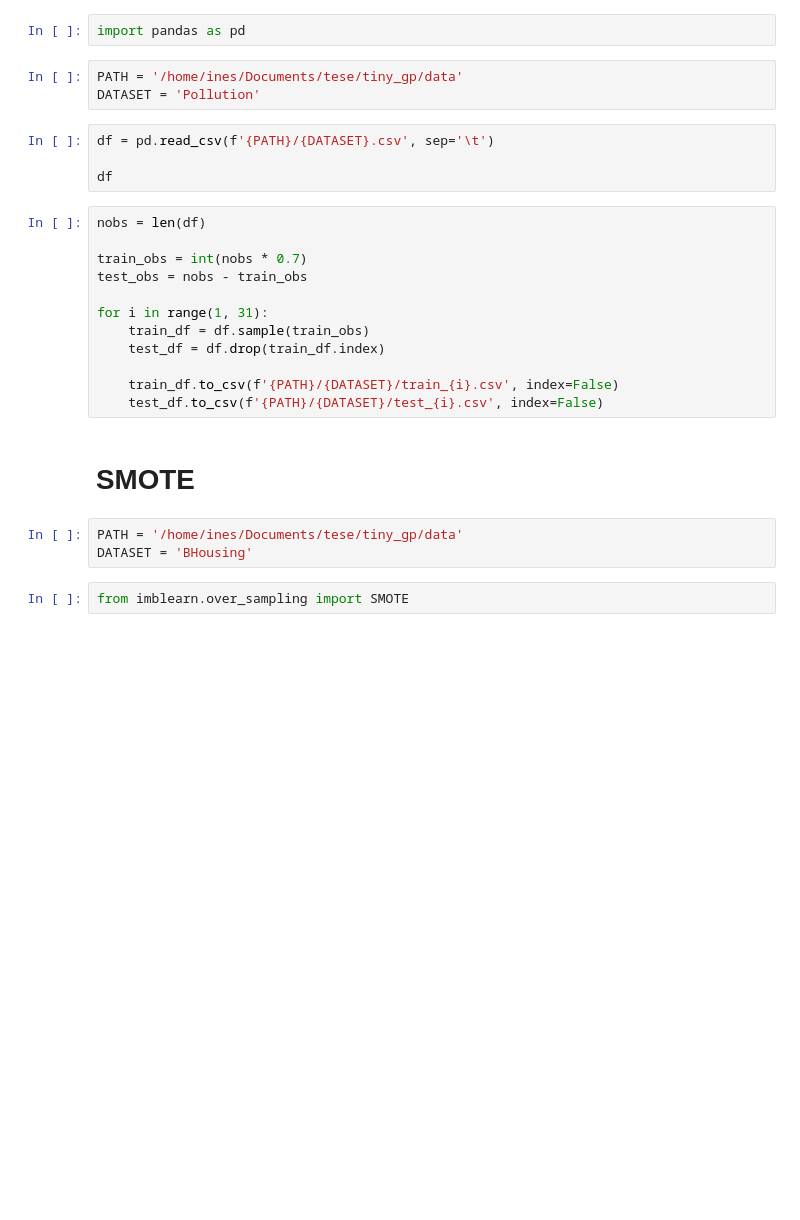
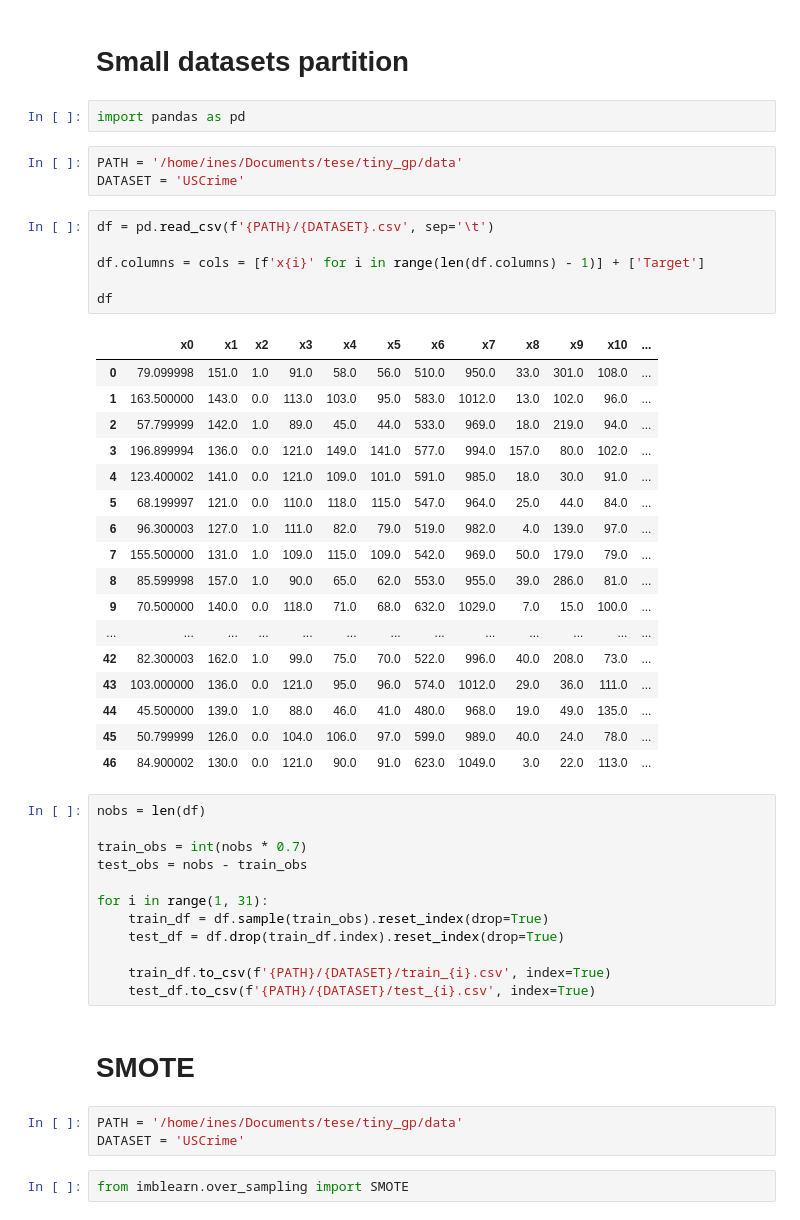
Before and after one commit to inesmcm26/tiny_gp, a Jupyter notebook: script.ipynb, the cells around one changed output. Drawn from its saved outputs; the diff is of its cells as text; blank space fills up the shorter version.

```diff
--- a/script.ipynb
+++ b/script.ipynb
@@ -1,12 +1,34 @@
+# %% [markdown]
+# Small datasets partition
 # %%
 import pandas as pd
 # %%
 PATH = '/home/ines/Documents/tese/tiny_gp/data'
-DATASET = 'Pollution'
+DATASET = 'USCrime'
 # %%
 df = pd.read_csv(f'{PATH}/{DATASET}.csv', sep='\t')
 
+df.columns = cols = [f'x{i}' for i in range(len(df.columns) - 1)] + ['Target']
+
 df
+# %% [output]
+|  | x0 | x1 | x2 | x3 | x4 | x5 | x6 | x7 | x8 | x9 | x10 | ... |
+| 0 | 79.099998 | 151.0 | 1.0 | 91.0 | 58.0 | 56.0 | 510.0 | 950.0 | 33.0 | 301.0 | 108.0 | ... |
+| 1 | 163.500000 | 143.0 | 0.0 | 113.0 | 103.0 | 95.0 | 583.0 | 1012.0 | 13.0 | 102.0 | 96.0 | ... |
+| 2 | 57.799999 | 142.0 | 1.0 | 89.0 | 45.0 | 44.0 | 533.0 | 969.0 | 18.0 | 219.0 | 94.0 | ... |
+| 3 | 196.899994 | 136.0 | 0.0 | 121.0 | 149.0 | 141.0 | 577.0 | 994.0 | 157.0 | 80.0 | 102.0 | ... |
+| 4 | 123.400002 | 141.0 | 0.0 | 121.0 | 109.0 | 101.0 | 591.0 | 985.0 | 18.0 | 30.0 | 91.0 | ... |
+| 5 | 68.199997 | 121.0 | 0.0 | 110.0 | 118.0 | 115.0 | 547.0 | 964.0 | 25.0 | 44.0 | 84.0 | ... |
+| 6 | 96.300003 | 127.0 | 1.0 | 111.0 | 82.0 | 79.0 | 519.0 | 982.0 | 4.0 | 139.0 | 97.0 | ... |
+| 7 | 155.500000 | 131.0 | 1.0 | 109.0 | 115.0 | 109.0 | 542.0 | 969.0 | 50.0 | 179.0 | 79.0 | ... |
+| 8 | 85.599998 | 157.0 | 1.0 | 90.0 | 65.0 | 62.0 | 553.0 | 955.0 | 39.0 | 286.0 | 81.0 | ... |
+| 9 | 70.500000 | 140.0 | 0.0 | 118.0 | 71.0 | 68.0 | 632.0 | 1029.0 | 7.0 | 15.0 | 100.0 | ... |
+| ... | ... | ... | ... | ... | ... | ... | ... | ... | ... | ... | ... | ... |
+| 42 | 82.300003 | 162.0 | 1.0 | 99.0 | 75.0 | 70.0 | 522.0 | 996.0 | 40.0 | 208.0 | 73.0 | ... |
+| 43 | 103.000000 | 136.0 | 0.0 | 121.0 | 95.0 | 96.0 | 574.0 | 1012.0 | 29.0 | 36.0 | 111.0 | ... |
+| 44 | 45.500000 | 139.0 | 1.0 | 88.0 | 46.0 | 41.0 | 480.0 | 968.0 | 19.0 | 49.0 | 135.0 | ... |
+| 45 | 50.799999 | 126.0 | 0.0 | 104.0 | 106.0 | 97.0 | 599.0 | 989.0 | 40.0 | 24.0 | 78.0 | ... |
+| 46 | 84.900002 | 130.0 | 0.0 | 121.0 | 90.0 | 91.0 | 623.0 | 1049.0 | 3.0 | 22.0 | 113.0 | ... |
 # %%
 nobs = len(df)
 
@@ -14,16 +36,16 @@ train_obs = int(nobs * 0.7)
 test_obs = nobs - train_obs
 
 for i in range(1, 31):
-    train_df = df.sample(train_obs)
-    test_df = df.drop(train_df.index)
+    train_df = df.sample(train_obs).reset_index(drop=True)
+    test_df = df.drop(train_df.index).reset_index(drop=True)
 
-    train_df.to_csv(f'{PATH}/{DATASET}/train_{i}.csv', index=False)
-    test_df.to_csv(f'{PATH}/{DATASET}/test_{i}.csv', index=False)
+    train_df.to_csv(f'{PATH}/{DATASET}/train_{i}.csv', index=True)
+    test_df.to_csv(f'{PATH}/{DATASET}/test_{i}.csv', index=True)
 # %% [markdown]
 # SMOTE
 # %%
 PATH = '/home/ines/Documents/tese/tiny_gp/data'
-DATASET = 'BHousing'
+DATASET = 'USCrime'
 # %%
 from imblearn.over_sampling import SMOTE
 # %%
```
Also changed, not shown: parts of 6 cells of this notebook.
